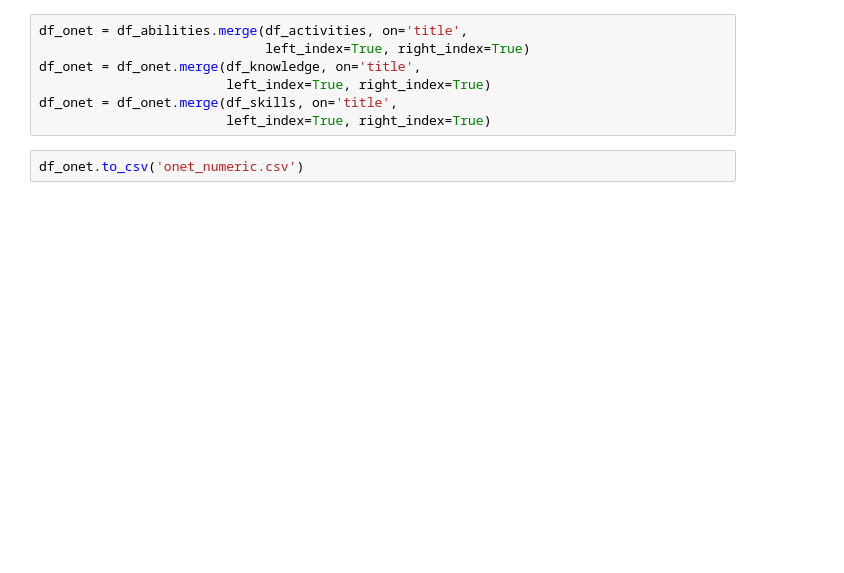
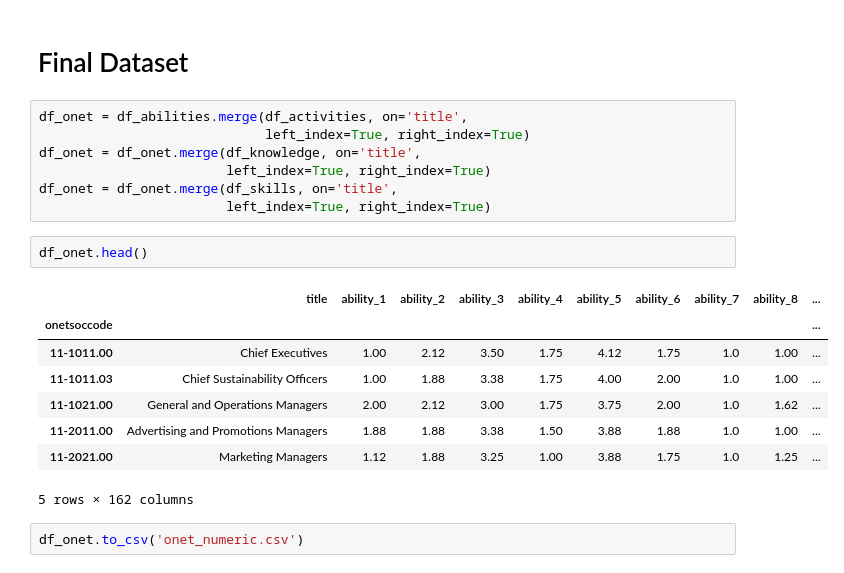
Before and after one commit to alirifat/AI-and-Labor-Market, a Jupyter notebook: python_version/onet.ipynb, the cells around one changed output. Drawn from its saved outputs; the diff is of its cells as text; blank space fills up the shorter version.

Commit message:
onet updated

```diff
--- a/python_version/onet.ipynb
+++ b/python_version/onet.ipynb
@@ -41,3 +129,5 @@ df_skills = process_df(skills, 'skill')
+# %% [markdown]
+# Final Dataset
 # %%
 df_onet = df_abilities.merge(df_activities, on='title',
                              left_index=True, right_index=True)
@@ -45,5 +135,16 @@ df_onet = df_onet.merge(df_knowledge, on='title',
                         left_index=True, right_index=True)
 df_onet = df_onet.merge(df_skills, on='title',
                         left_index=True, right_index=True)
+# %%
+df_onet.head()
+# %% [output]
+|  | title | ability_1 | ability_2 | ability_3 | ability_4 | ability_5 | ability_6 | ability_7 | ability_8 | ... |
+| onetsoccode |  |  |  |  |  |  |  |  |  | ... |
+| 11-1011.00 | Chief Executives | 1.00 | 2.12 | 3.50 | 1.75 | 4.12 | 1.75 | 1.0 | 1.00 | ... |
+| 11-1011.03 | Chief Sustainability Officers | 1.00 | 1.88 | 3.38 | 1.75 | 4.00 | 2.00 | 1.0 | 1.00 | ... |
+| 11-1021.00 | General and Operations Managers | 2.00 | 2.12 | 3.00 | 1.75 | 3.75 | 2.00 | 1.0 | 1.62 | ... |
+| 11-2011.00 | Advertising and Promotions Managers | 1.88 | 1.88 | 3.38 | 1.50 | 3.88 | 1.88 | 1.0 | 1.00 | ... |
+| 11-2021.00 | Marketing Managers | 1.12 | 1.88 | 3.25 | 1.00 | 3.88 | 1.75 | 1.0 | 1.25 | ... |
+5 rows × 162 columns
 # %%
 df_onet.to_csv('onet_numeric.csv')
```
Also changed, not shown: parts of 14 cells of this notebook.
